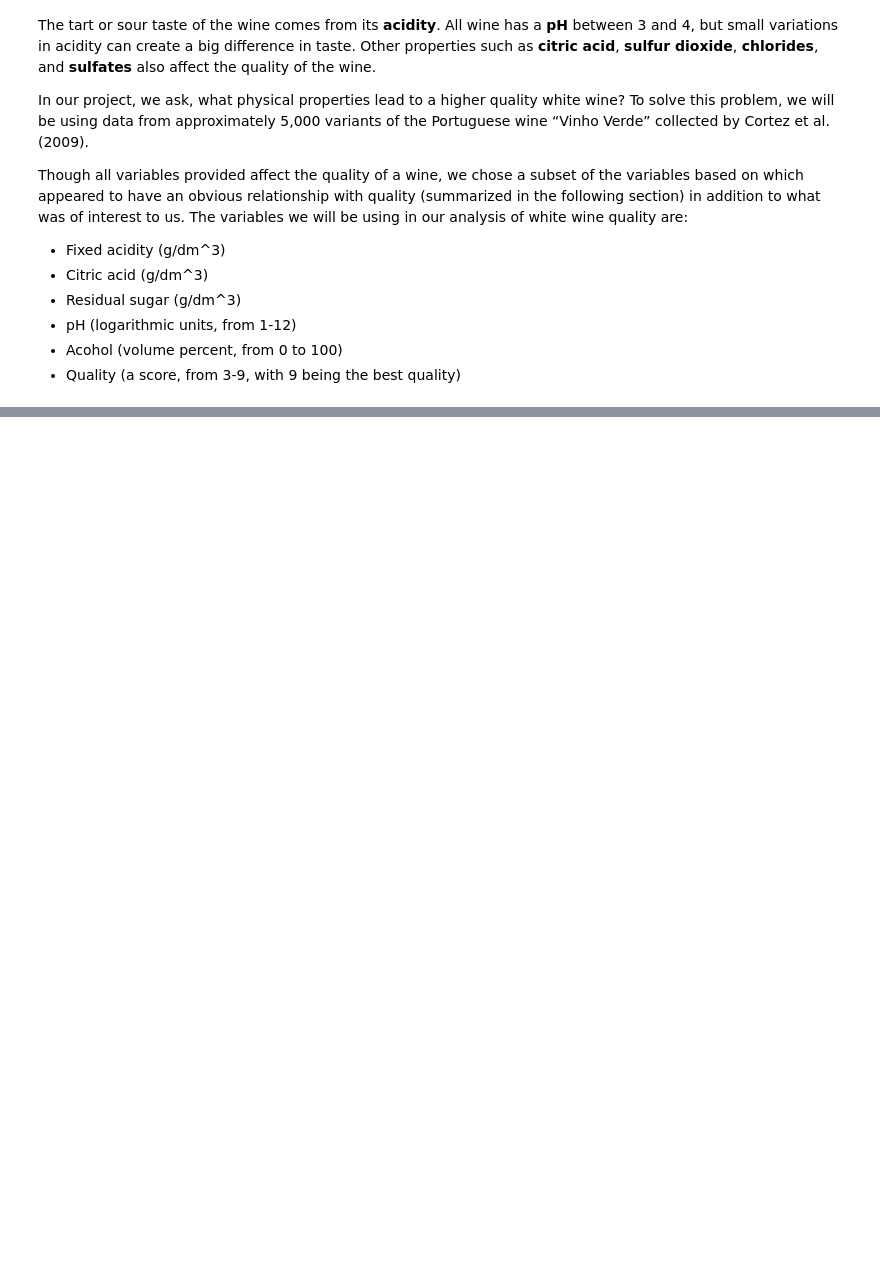
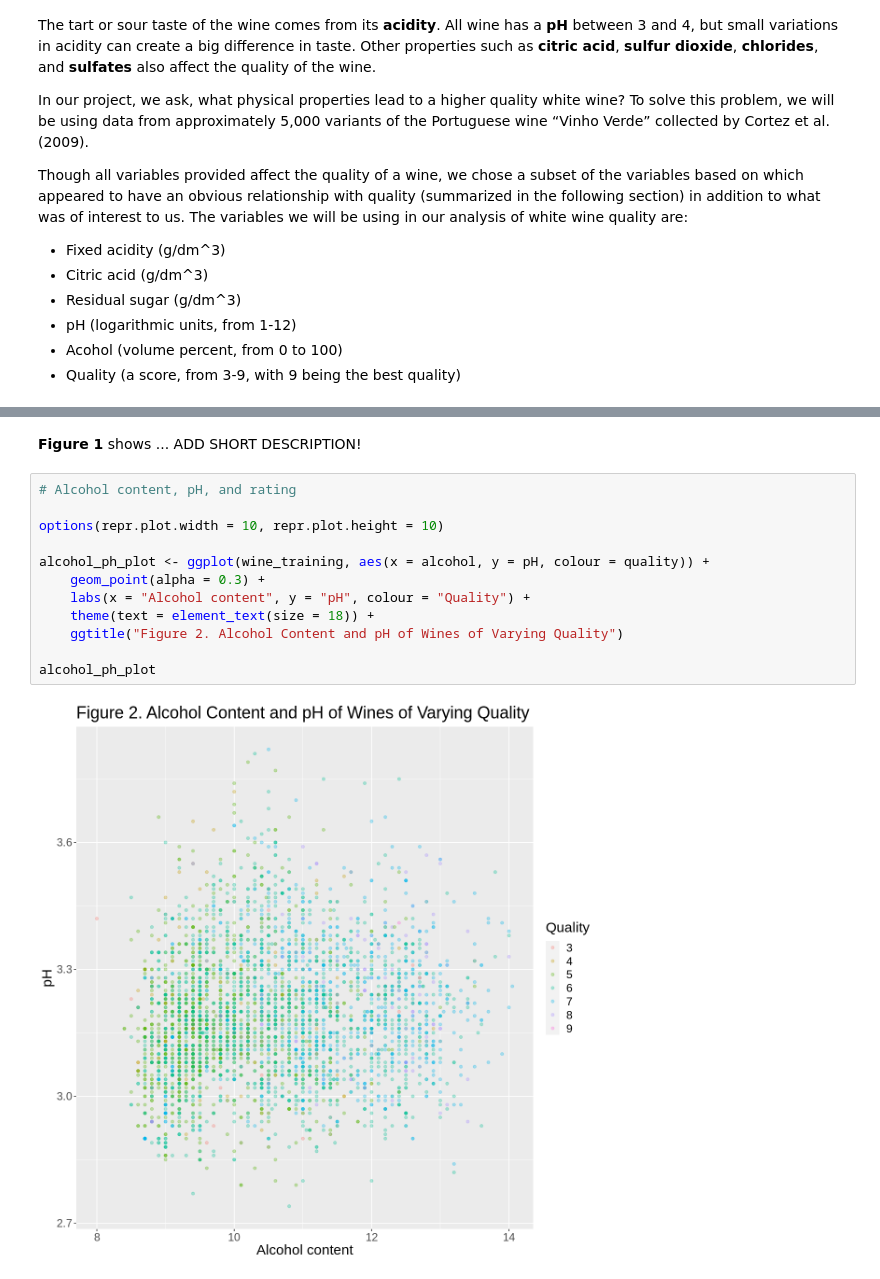
Before and after one commit to rileywheadon/dsci100-project-proposal, a Jupyter notebook: project_final_report.ipynb, the cells around one changed output, grey strips where cells are left out. Drawn from its saved outputs; the diff is of its cells as text; blank space fills up the shorter version.

```diff
--- a/project_final_report.ipynb
+++ b/project_final_report.ipynb
@@ -43,0 +247,16 @@ Though all variables provided affect the quality of a wine, we chose a subset of
+# %% [markdown]
+**Figure 1** shows ... ADD SHORT DESCRIPTION!
+# %%
+# Alcohol content, pH, and rating
+
+options(repr.plot.width = 10, repr.plot.height = 10)
+
+alcohol_ph_plot <- ggplot(wine_training, aes(x = alcohol, y = pH, colour = quality)) +
+    geom_point(alpha = 0.3) +
+    labs(x = "Alcohol content", y = "pH", colour = "Quality") +
+    theme(text = element_text(size = 18)) +
+    ggtitle("Figure 2. Alcohol Content and pH of Wines of Varying Quality")
+
+alcohol_ph_plot
+# %% [output]
+[figure, added]
```
Also changed, not shown: parts of 21 cells of this notebook.
